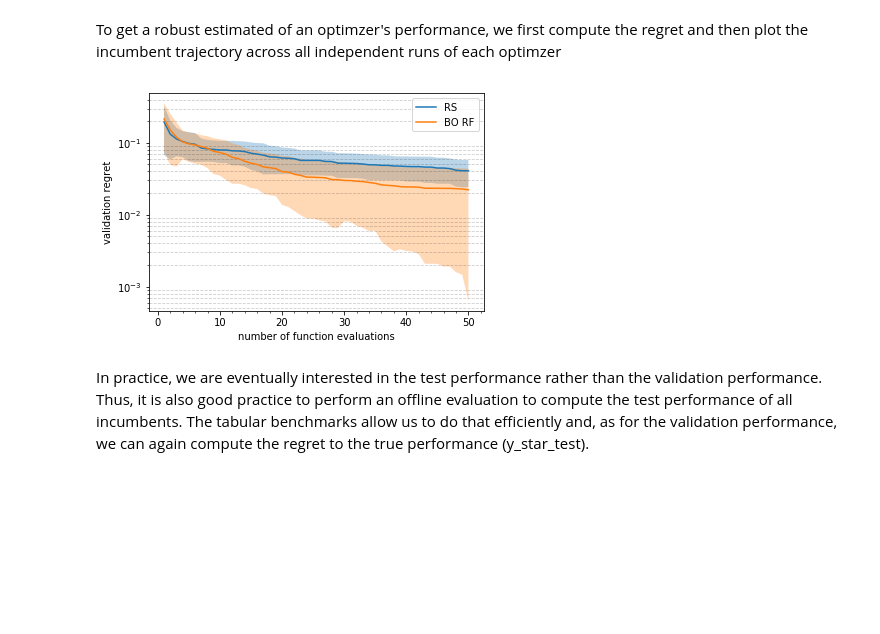
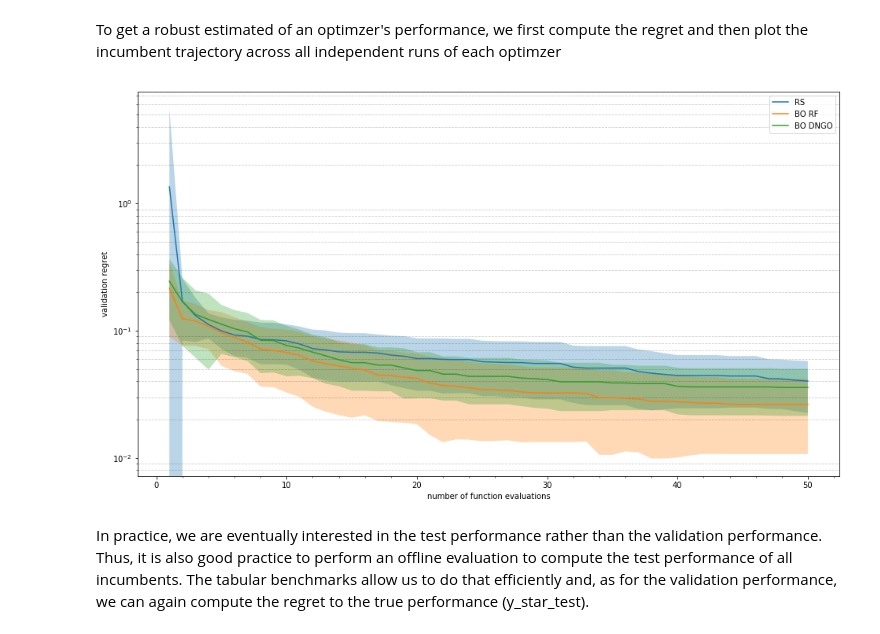
Before and after one commit to Neeratyoy/dl-lab-ss19, a Jupyter notebook: exercise2_AutoML/automl_exercise.ipynb, the cells around one changed output. Saved outputs shown, nothing was run; the diff lists cells and outputs as text; code cells hidden in the pictures; blank space fills up the shorter version.

Commit message:
Backing up DNGO

```diff
--- a/exercise2_AutoML/automl_exercise.ipynb
+++ b/exercise2_AutoML/automl_exercise.ipynb
@@ -4,7 +4,7 @@
 import pickle
 import numpy as np
 import matplotlib.pyplot as plt
-plt.rcParams['figure.figsize'] = [10, 5]
+plt.rcParams['figure.figsize'] = [16, 9]
 from typing import List, Dict, Tuple
 # %% [markdown]
 ## 1. Introduction
@@ -372,16 +440,16 @@ class DNGO(object):
 # %%
-import time
-X = []
-y = []
-for i in range(20):
-    # sample random configuration
-    cs = b.get_configuration_space()
-    config = cs.sample_configuration()
-    # evaluate configuration
-    valid_mse, run_time = b.objective_function(config)
-    # book keeping
-    X.append(list(config.get_array()))
-    y.append(valid_mse)
+# import time
+# X = []
+# y = []
+# for i in range(20):
+#     # sample random configuration
+#     cs = b.get_configuration_space()
+#     config = cs.sample_configuration()
+#     # evaluate configuration
+#     valid_mse, run_time = b.objective_function(config)
+#     # book keeping
+#     X.append(list(config.get_array()))
+#     y.append(valid_mse)
 
-model_DNGO = DNGO(torch.tensor(X), torch.tensor(y))
-model_RF = RandomForest(X, y)
+# # model_DNGO = DNGO(torch.tensor(X), torch.tensor(y))
+# # model_RF = RandomForest(X, y)
@@ -408,7 +474,7 @@ bo_dngo_incumbents = []
 
 # TODO: evaluate each methods 'n_runs' times for 'n_iters' iterations
 for i in range(n_runs):
-    print("%d/%d" % (i+1, n_runs), end="\r")
+    print("\n%d/%d" % (i+1, n_runs)) #, end="\r")
     # Random Search
     incumbent, traj = random_search(benchmark=b, n_iters=n_iters)
     rs_results[i] = traj
@@ -417,4 +483,8 @@ for i in range(n_runs):
     incumbent, traj = bayesian_optimization(benchmark=b, model=RandomForest, n_iters=n_iters)
     bo_rf_results[i] = traj
     bo_rf_incumbents.append(incumbent)
+    # BO DNGO
+    incumbent, traj = bayesian_optimization(benchmark=b, model=DNGO, n_iters=n_iters)
+    bo_dngo_results[i] = traj
+    bo_dngo_incumbents.append(incumbent)
 # %% [output]
@@ -432,26 +534,32 @@ To get a robust estimated of an optimzer's performance, we first compute the reg
 # %%
 # TODO: plot mean validation regret of each methods averaged over all runs
 rs_regret = np.abs(rs_results - y_star_valid)
 rs_mean = np.mean(rs_regret, axis=0)
 rs_std = np.sqrt(np.var(rs_regret, axis=0))
 
 bo_rf_regret = np.abs(bo_rf_results - y_star_valid)
 bo_rf_mean = np.mean(bo_rf_regret, axis=0)
 bo_rf_std = np.sqrt(np.var(bo_rf_regret, axis=0))
 
+bo_dngo_regret = np.abs(bo_dngo_results - y_star_valid)
+bo_dngo_mean = np.mean(bo_dngo_regret, axis=0)
+bo_dngo_std = np.sqrt(np.var(bo_dngo_regret, axis=0))
+
 x = np.arange(1, n_iters+1)
 plt.plot(x, rs_mean, label='RS') #, drawstyle='steps-post')
 plt.fill_between(x, rs_mean+rs_std, rs_mean-rs_std, alpha=0.3)
 plt.plot(x, bo_rf_mean, label='BO RF')
 plt.fill_between(x, bo_rf_mean+bo_rf_std, bo_rf_mean-bo_rf_std, alpha=0.3)
+plt.plot(x, bo_dngo_mean, label='BO DNGO')
+plt.fill_between(x, bo_dngo_mean+bo_dngo_std, bo_dngo_mean-bo_dngo_std, alpha=0.3)
 plt.grid(b=True, which='minor', color='black', linestyle='--', alpha=0.2, axis='y')
 plt.minorticks_on()
 plt.yscale("log")
 plt.ylabel("validation regret")
 plt.xlabel("number of function evaluations")
 plt.legend();
 # %% [output]
-[figure, old version]
+[figure, new version]
 # %% [markdown]
 In practice, we are eventually interested in the test performance rather than the validation performance. Thus, it is also good practice to perform an offline evaluation to compute the test performance of all incumbents.
 The tabular benchmarks allow us to do that efficiently and, as for the validation performance, we can again compute the regret to the true performance (y_star_test).
```
Also changed, not shown: parts of 22 cells of this notebook.
